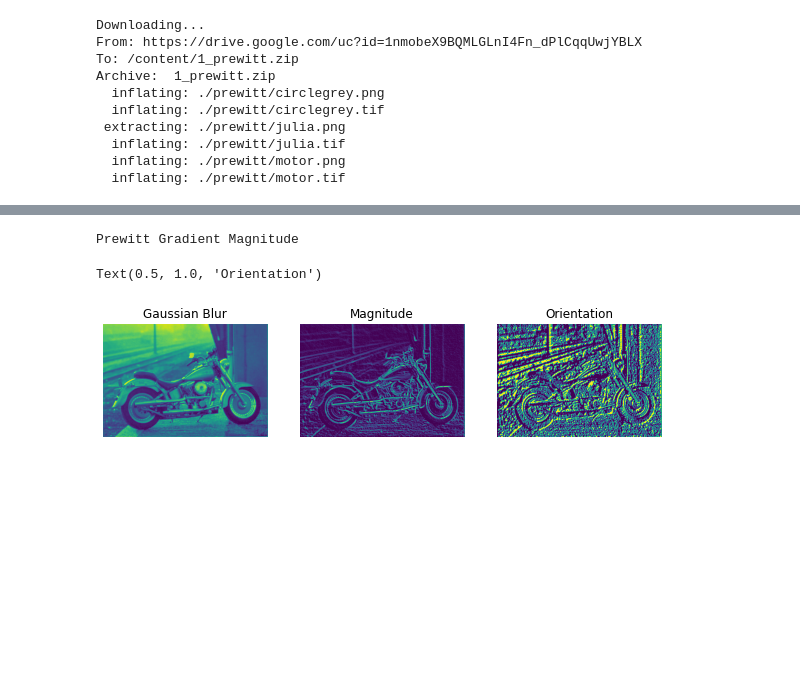
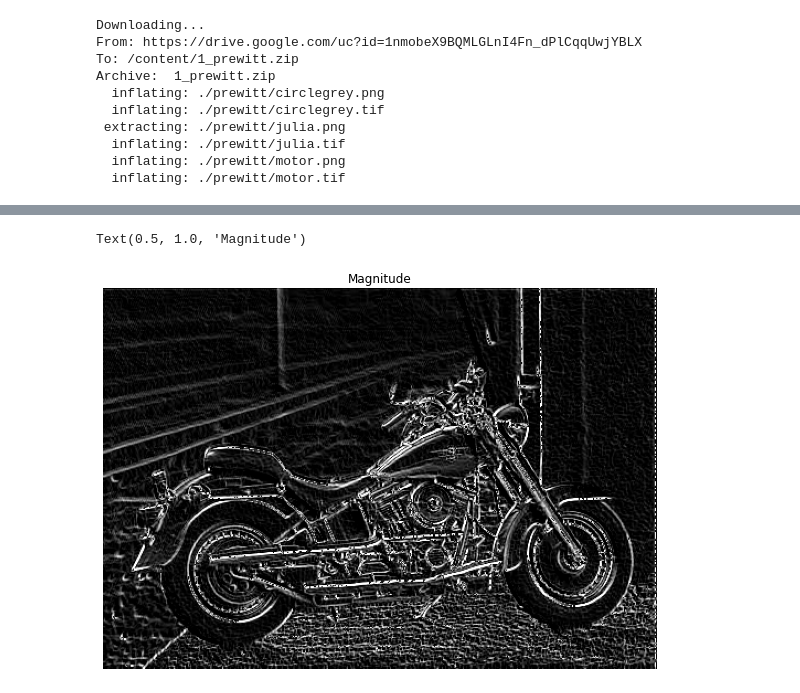
Before and after one commit to rikkudo/prewitt, a Jupyter notebook: FDAW78_Task_1_Prewitt.ipynb, the cells around one changed output, grey strips where cells are left out. Cells and saved outputs as stored; diff of their text form; code cells hidden in the pictures; blank space fills up the shorter version.

```diff
--- a/FDAW78_Task_1_Prewitt.ipynb
+++ b/FDAW78_Task_1_Prewitt.ipynb
@@ -45,42 +37,28 @@ for i in data_path:
 # %%
 img1 = cv2.imread('/content/prewitt/motor.png')
 gray1 = cv2.cvtColor(img1, cv2.COLOR_BGR2GRAY)
-img_gaussian1 = cv2.GaussianBlur(gray1,(3,3),0)
 
 #prewitt
 kernelx1 = np.array([[1,1,1],[0,0,0],[-1,-1,-1]])
 kernely1 = np.array([[-1,0,1],[-1,0,1],[-1,0,1]])
-img_prewittx1 = cv2.filter2D(img_gaussian1, -1, kernelx1)
-img_prewitty1 = cv2.filter2D(img_gaussian1, -1, kernely1)
+img_prewittx1 = cv2.filter2D(gray1, -1, kernelx1)
+img_prewitty1 = cv2.filter2D(gray1, -1, kernely1)
 magnitude1 = img_prewittx1 + img_prewitty1
 
 orientation1 = np.arctan2(img_prewitty1, img_prewittx1)
 orientation1 = skimage.exposure.rescale_intensity(orientation1, in_range='image', out_range=(0,255)).astype(np.uint8)
 
-print("Prewitt Gradient Magnitude")
 fig = plt.figure(figsize=(10, 7))
 rows = 1
-columns = 3
+columns = 1
 
 fig.add_subplot(rows, columns, 1)
-plt.imshow(img_gaussian1)
-plt.axis('off')
-plt.title("Gaussian Blur")
-
-fig.add_subplot(rows, columns, 2)
-plt.imshow(magnitude1)
+plt.imshow(magnitude1, cmap="gray")
 plt.axis('off')
 plt.title("Magnitude")
-
-
-fig.add_subplot(rows, columns, 3)
-plt.imshow(orientation1)
-plt.axis('off')
-plt.title("Orientation")
 # %% [output]
-Prewitt Gradient Magnitude
+Text(0.5, 1.0, 'Magnitude')
-Text(0.5, 1.0, 'Orientation')
-[figure, old version]
+[figure, new version]
 # %%
 img2 = cv2.imread('/content/prewitt/circlegrey.png')
 gray2 = cv2.cvtColor(img2, cv2.COLOR_BGR2GRAY)
```
Also changed, not shown: parts of 10 cells of this notebook.
